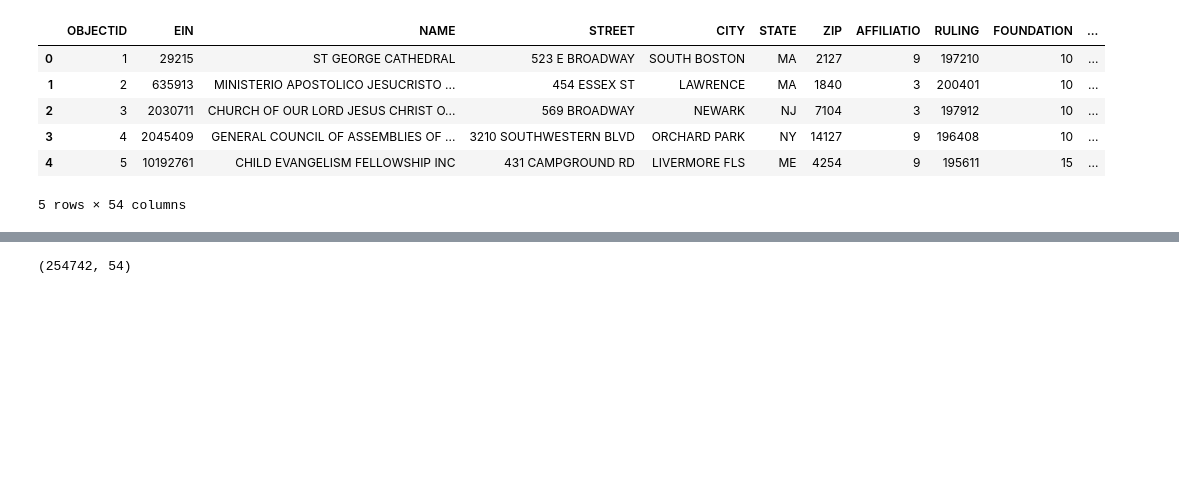
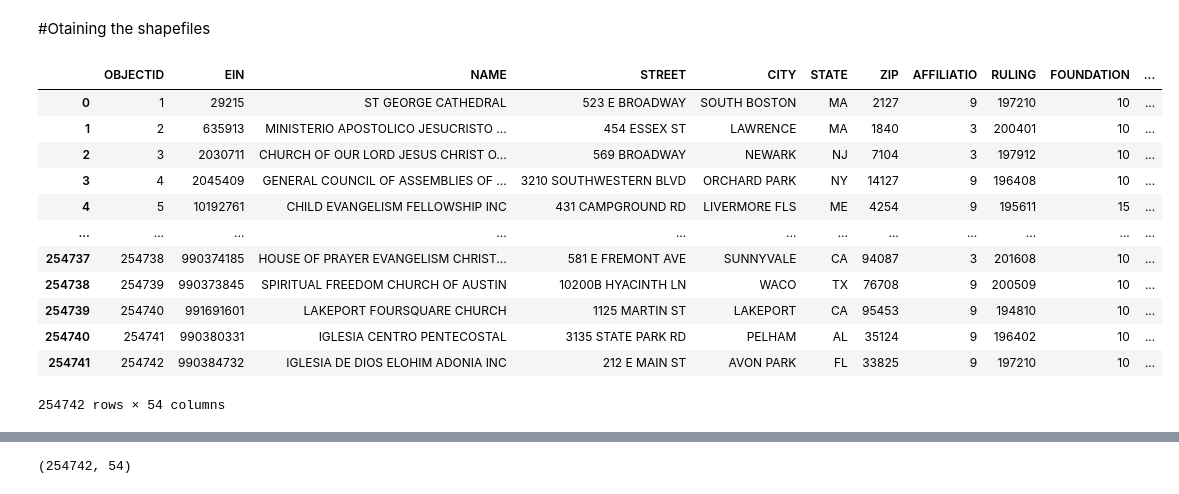
Before and after one commit to rambabu264/Zerodown, a Jupyter notebook: Task1/task2.ipynb, the cells around one changed output, grey strips where cells are left out. Saved outputs shown, nothing was run; the diff lists cells and outputs as text; code cells hidden in the pictures; blank space fills up the shorter version.

```diff
--- a/Task1/task2.ipynb
+++ b/Task1/task2.ipynb
@@ -21,3 +20,5 @@ Successfully installed click-plugins-1.1.1 cligj-0.7.2 fiona-1.8.21 geopandas-0.
+# %% [markdown]
+#Otaining the shapefiles
 # %%
 import geopandas  as gpd
 import matplotlib.pyplot as plt
@@ -25,12 +26,18 @@ import matplotlib.pyplot as plt
 shapefile_path = r"/content/drive/MyDrive/Task1/All_Places_Of_Worship.shp"
 df = gpd.read_file(shapefile_path)
 # %%
-df.head(5)
+df
 # %% [output]
 |  | OBJECTID | EIN | NAME | STREET | CITY | STATE | ZIP | AFFILIATIO | RULING | FOUNDATION | ... |
 | 0 | 1 | 29215 | ST GEORGE CATHEDRAL | 523 E BROADWAY | SOUTH BOSTON | MA | 2127 | 9 | 197210 | 10 | ... |
 | 1 | 2 | 635913 | MINISTERIO APOSTOLICO JESUCRISTO ... | 454 ESSEX ST | LAWRENCE | MA | 1840 | 3 | 200401 | 10 | ... |
 | 2 | 3 | 2030711 | CHURCH OF OUR LORD JESUS CHRIST O... | 569 BROADWAY | NEWARK | NJ | 7104 | 3 | 197912 | 10 | ... |
 | 3 | 4 | 2045409 | GENERAL COUNCIL OF ASSEMBLIES OF ... | 3210 SOUTHWESTERN BLVD | ORCHARD PARK | NY | 14127 | 9 | 196408 | 10 | ... |
 | 4 | 5 | 10192761 | CHILD EVANGELISM FELLOWSHIP INC | 431 CAMPGROUND RD | LIVERMORE FLS | ME | 4254 | 9 | 195611 | 15 | ... |
+| ... | ... | ... | ... | ... | ... | ... | ... | ... | ... | ... | ... |
+| 254737 | 254738 | 990374185 | HOUSE OF PRAYER EVANGELISM CHRIST... | 581 E FREMONT AVE | SUNNYVALE | CA | 94087 | 3 | 201608 | 10 | ... |
+| 254738 | 254739 | 990373845 | SPIRITUAL FREEDOM CHURCH OF AUSTIN | 10200B HYACINTH LN | WACO | TX | 76708 | 9 | 200509 | 10 | ... |
+| 254739 | 254740 | 991691601 | LAKEPORT FOURSQUARE CHURCH | 1125 MARTIN ST | LAKEPORT | CA | 95453 | 9 | 194810 | 10 | ... |
+| 254740 | 254741 | 990380331 | IGLESIA CENTRO PENTECOSTAL | 3135 STATE PARK RD | PELHAM | AL | 35124 | 9 | 196402 | 10 | ... |
+| 254741 | 254742 | 990384732 | IGLESIA DE DIOS ELOHIM ADONIA INC | 212 E MAIN ST | AVON PARK | FL | 33825 | 9 | 197210 | 10 | ... |
-5 rows × 54 columns
+254742 rows × 54 columns
```
Also changed, not shown: parts of 17 cells of this notebook.
